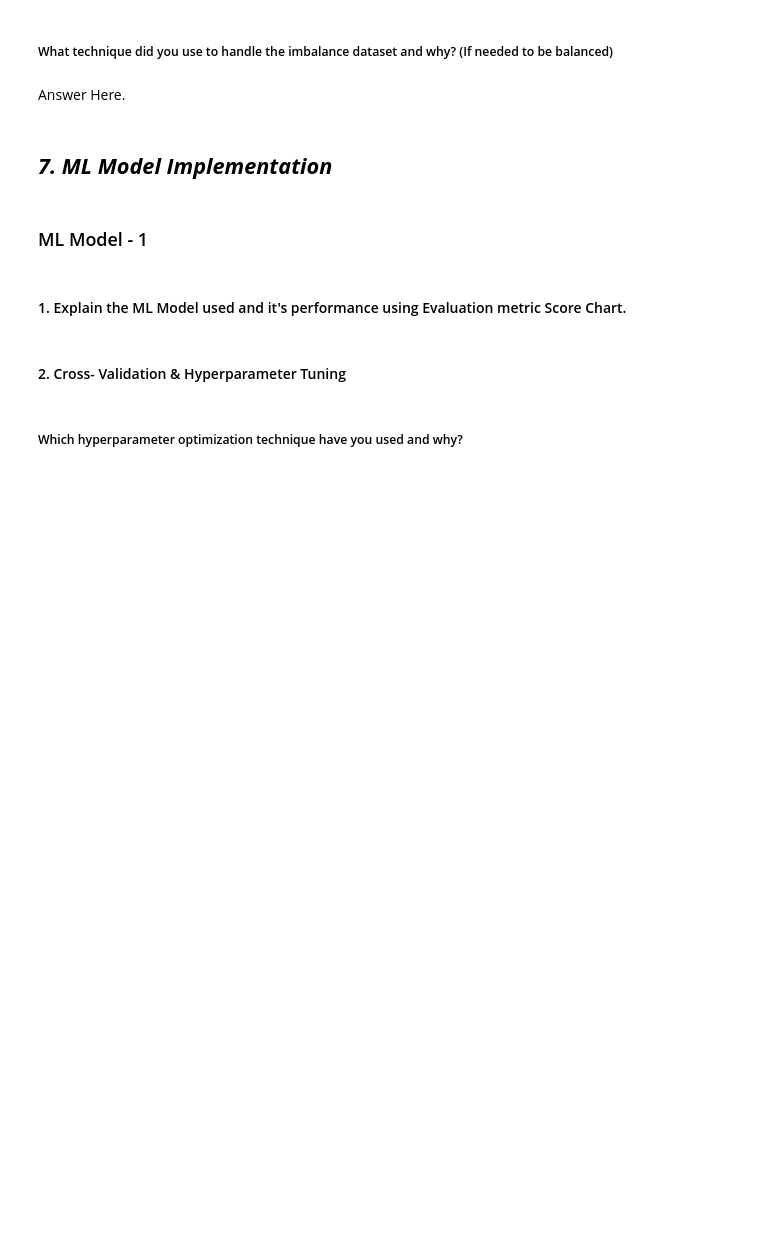
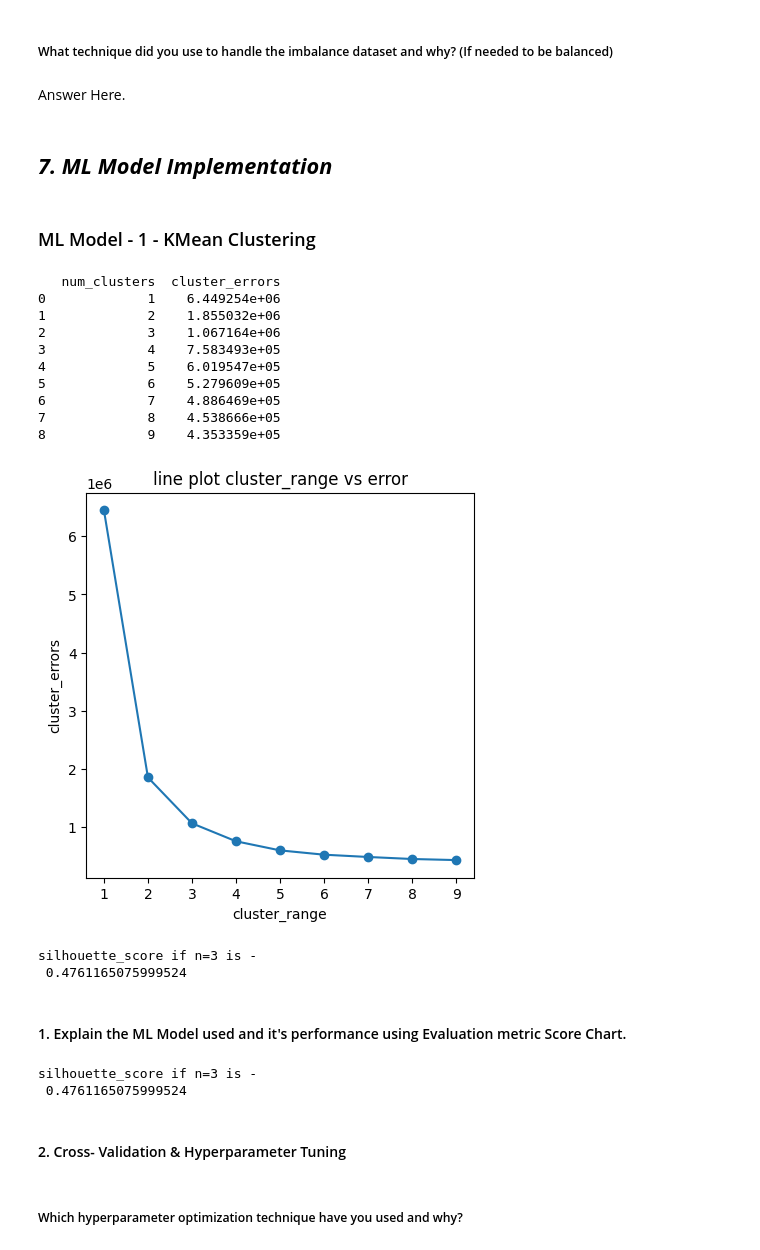
Before and after one commit to chetansgode/Zomato-Restaurant-Clustering-and-Sentiment-Analysis, a Jupyter notebook: Zomato_Restaurant_Clustering_and_Sentiment_Analysis_ML_Submission_Template.ipynb, the cells around one changed output. Cells and saved outputs as stored; diff of their text form; code cells hidden in the pictures; blank space fills up the shorter version.

```diff
--- a/Zomato_Restaurant_Clustering_and_Sentiment_Analysis_ML_Submission_Template.ipynb
+++ b/Zomato_Restaurant_Clustering_and_Sentiment_Analysis_ML_Submission_Template.ipynb
@@ -1277,4 +1364,4 @@ Answer Here.
 # %% [markdown]
 ## ***7. ML Model Implementation***
 # %% [markdown]
-### ML Model - 1
+### ML Model - 1 - KMean Clustering
@@ -1287,7 +1368,68 @@ Answer Here.
+# %%
+# ML Model - 1 Implementation
+
+from sklearn.cluster import KMeans
+
+# Let us check optimal number of clusters-
+
+cluster_range = range( 1, 10)
+cluster_errors = []
+cluster_sil_scores = []
+for num_clusters in cluster_range:
+  clusters = KMeans( num_clusters, n_init = 5)
+  clusters.fit(X)
+  labels = clusters.labels_                     # capture the cluster lables
+  centroids = clusters.cluster_centers_         # capture the centroids
+  cluster_errors.append( clusters.inertia_ )    # capture the intertia
+
+# combine the cluster_range and cluster_errors into a dataframe by combining them
+clusters_df = pd.DataFrame( { "num_clusters":cluster_range, "cluster_errors": cluster_errors} )
+print(clusters_df[0:15])
+plt.figure(figsize=(5,5))
+plt.plot(cluster_range,cluster_errors,marker='o')
+plt.title('line plot cluster_range vs error')
+plt.xlabel('cluster_range')
+plt.ylabel('cluster_errors')
+plt.show()
+
+
+# Fit the Algorithm
+kmean=KMeans(3,n_init=5)
+kmean=kmean.fit(X)
+
+
+# Predict on the model
+y=kmean.predict(X)
+#y=kmean.predict(X)
+from sklearn.metrics import silhouette_score
+score=silhouette_score(X,y)
+
+print('silhouette_score if n=3 is -\n',score)
+# %% [output]
+   num_clusters  cluster_errors
+0             1    6.449254e+06
+1             2    1.855032e+06
+2             3    1.067164e+06
+3             4    7.583493e+05
+4             5    6.019547e+05
+5             6    5.279609e+05
+6             7    4.886469e+05
+7             8    4.538666e+05
+8             9    4.353359e+05
+[figure, added]
+silhouette_score if n=3 is -
+ 0.4761165075999524
 # %% [markdown]
 #### 1. Explain the ML Model used and it's performance using Evaluation metric Score Chart.
 # %%
 # Visualizing evaluation Metric Score chart
+
+score=silhouette_score(X,y)
+
+print('silhouette_score if n=3 is -\n',score)
+# %% [output]
+silhouette_score if n=3 is -
+ 0.4761165075999524
 # %% [markdown]
 #### 2. Cross- Validation & Hyperparameter Tuning
 # %%
```
Also changed, not shown: parts of 92 cells of this notebook.
